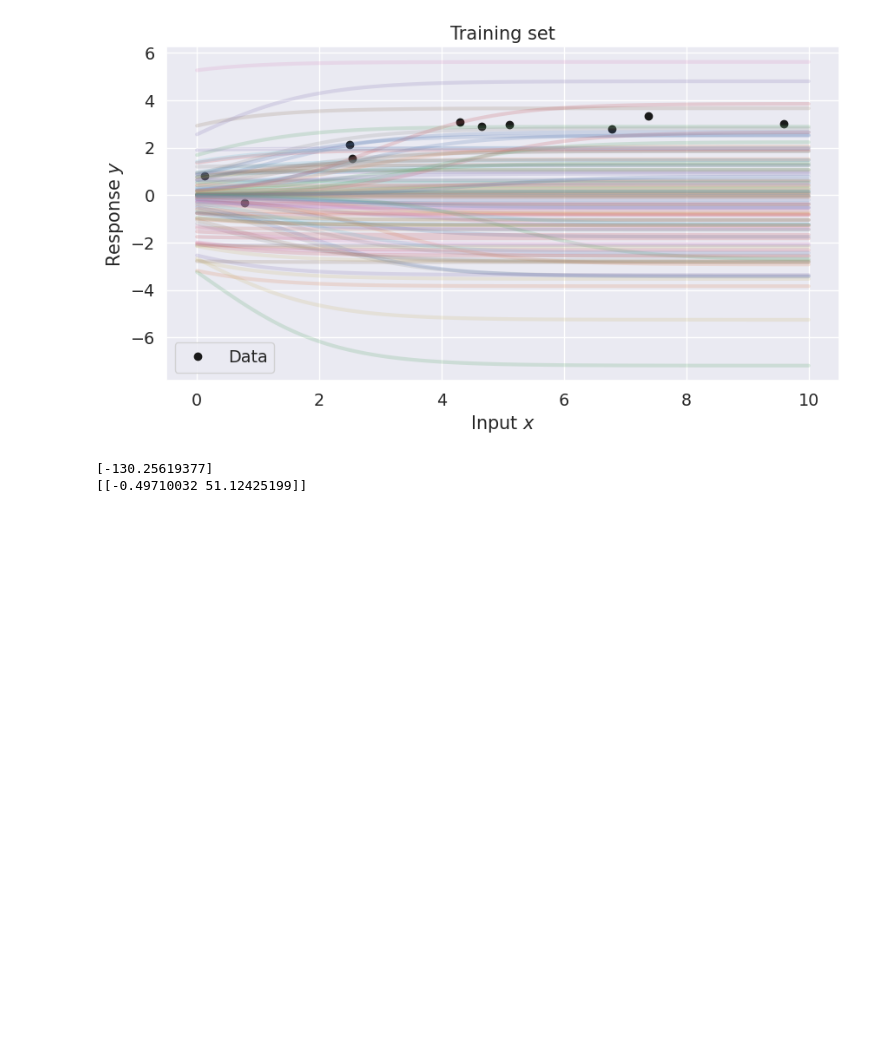
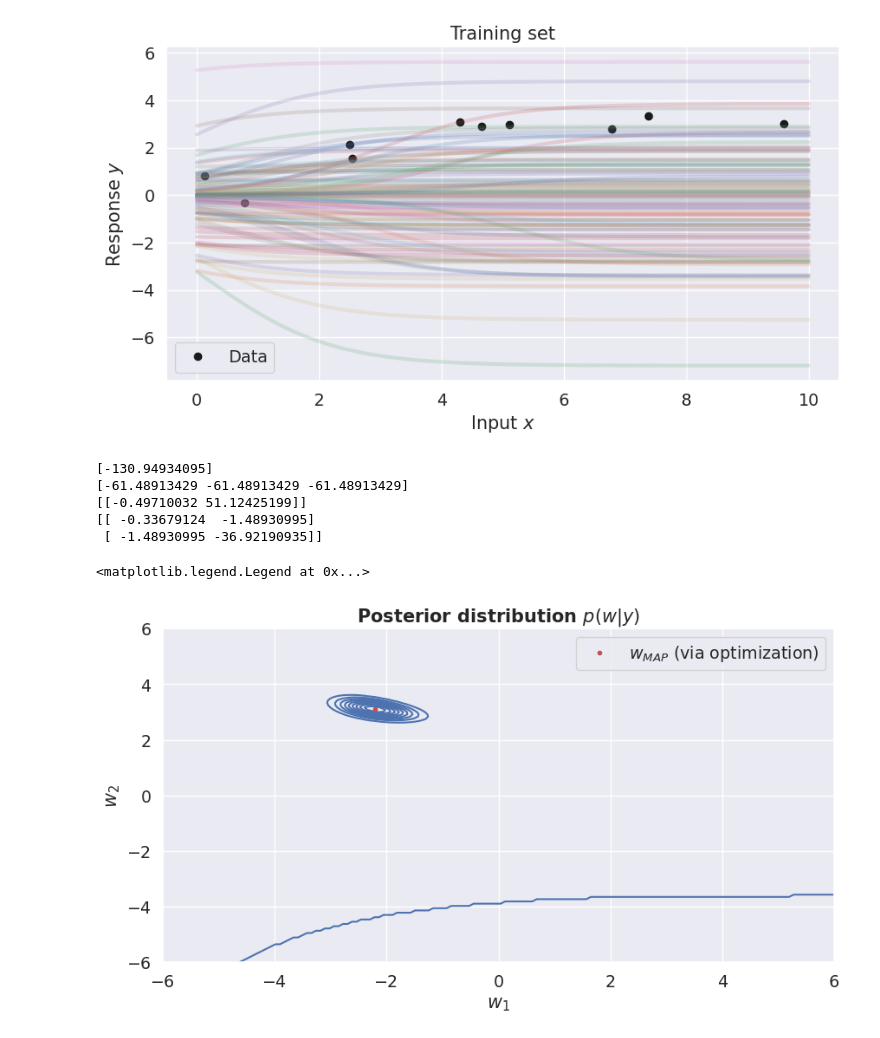
Before and after one commit to Dolphus2/BayesianML, a Jupyter notebook: assignments/aflevering2.ipynb, the cells around one changed output. Cells and saved outputs as stored; diff of their text form; code cells hidden in the pictures; blank space fills up the shorter version.

```diff
--- a/assignments/aflevering2.ipynb
+++ b/assignments/aflevering2.ipynb
@@ -287,8 +334,30 @@ class LogisticRegression(object):
 # %%
 model = LogisticRegression(X, y)
 
 print(model.log_joint(w=jnp.array([[0,0]])))
+print(model.log_joint(w=jnp.ones((3,2))))
 print(model.grad(w=jnp.array([[1,1]])))
+print(model.hessian(w=jnp.array([[1,1]])))
+
+
+# prep grid
+dim1, dim2 = jnp.linspace(-6, 6, 150), jnp.linspace(-6, 6, 149)
+grid_log_joint = Grid2D(dim1, dim2, model.log_joint, name='Posterior distribution $p(w|y)$')
+# grid_predictions = Grid2D(dim1, dim2, pred_MAP, name='$p(y^*=1|y, w_{MAP})$')
+
+# plot
+fig, ax = plt.subplots(1, 1, figsize=(10, 5))
+grid_log_joint.plot_contours(ax, f=jnp.exp,)
+ax.plot(model.w_MAP[0], model.w_MAP[1], 'r.', label='$w_{MAP}$ (via optimization)')
+ax.legend()
+plt.plot
+# ax.plot(model.w_MAP[0], model.w_MAP[1], 'r.', label='$w_{MAP}$ (via optimization)')
+ax.legend()
 # %% [output]
-[-130.25619377]
+[-130.94934095]
+[-61.48913429 -61.48913429 -61.48913429]
 [[-0.49710032 51.12425199]]
+[[ -0.33679124  -1.48930995]
+ [ -1.48930995 -36.92190935]]
+<matplotlib.legend.Legend at 0x...>
+[figure, added]
```
Also changed, not shown: parts of 9 cells of this notebook, 3 other files.
